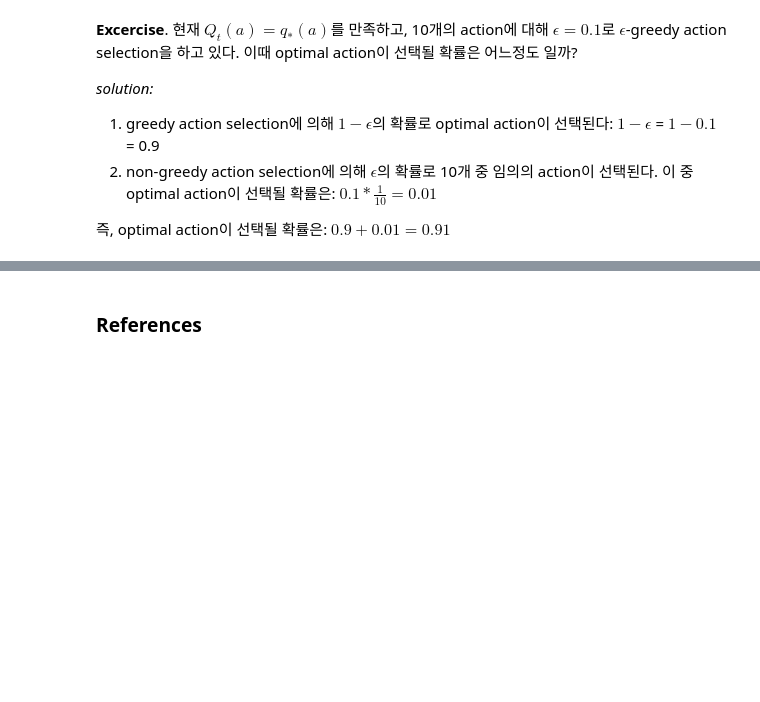
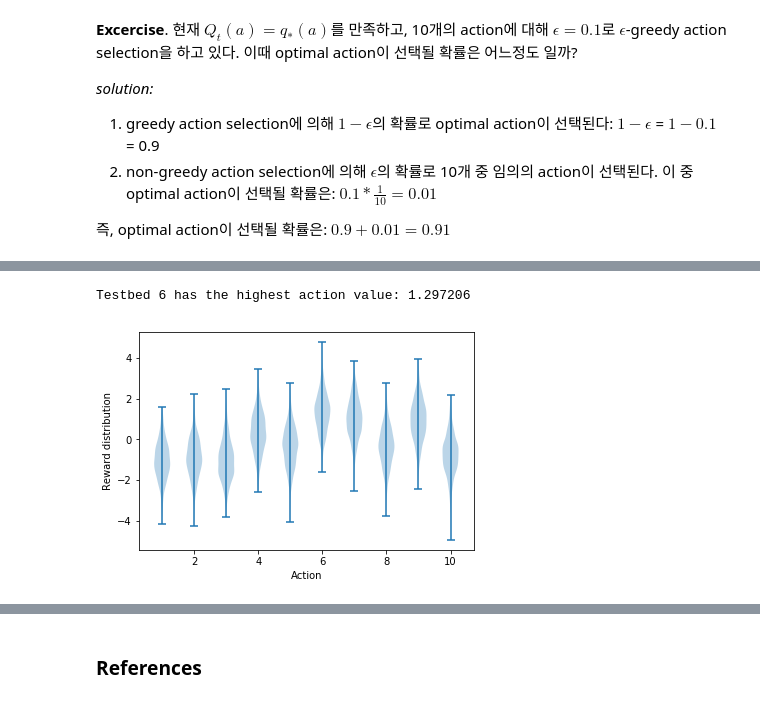
Before and after one commit to Curt-Park/reinforcement_learning_an_introduction, a Jupyter notebook: ch02_multi-armed_bandits/multi-armed_bandits.ipynb, the cells around one changed output, grey strips where cells are left out. Cells and saved outputs as stored; diff of their text form; code cells hidden in the pictures; blank space fills up the shorter version.

```diff
--- a/ch02_multi-armed_bandits/multi-armed_bandits.ipynb
+++ b/ch02_multi-armed_bandits/multi-armed_bandits.ipynb
@@ -60,0 +70,22 @@ $$A_t = argmax_a Q_t(a)$$
+# %%
+import numpy as np
+import matplotlib.pyplot as plt
+
+num_actions = 10 # the number of testbed
+q_star = np.random.normal(0, 1, num_actions) # generate action values
+optimal_action = np.argmax(q_star)
+print('Testbed %d has the highest action value: %f' %(optimal_action+1, np.max(q_star)))
+
+# print reward distribution for all testbeds
+samples = []
+for loc in q_star:
+    samples.append(np.random.normal(loc, 1, 1000))
+fig = plt.figure()
+ax = plt.gca()
+ax.violinplot(samples)
+plt.xlabel("Action")
+plt.ylabel("Reward distribution")
+plt.show()
+# %% [output]
+Testbed 6 has the highest action value: 1.297206
+[figure, added]
```
Also changed, not shown: parts of 6 cells of this notebook.
